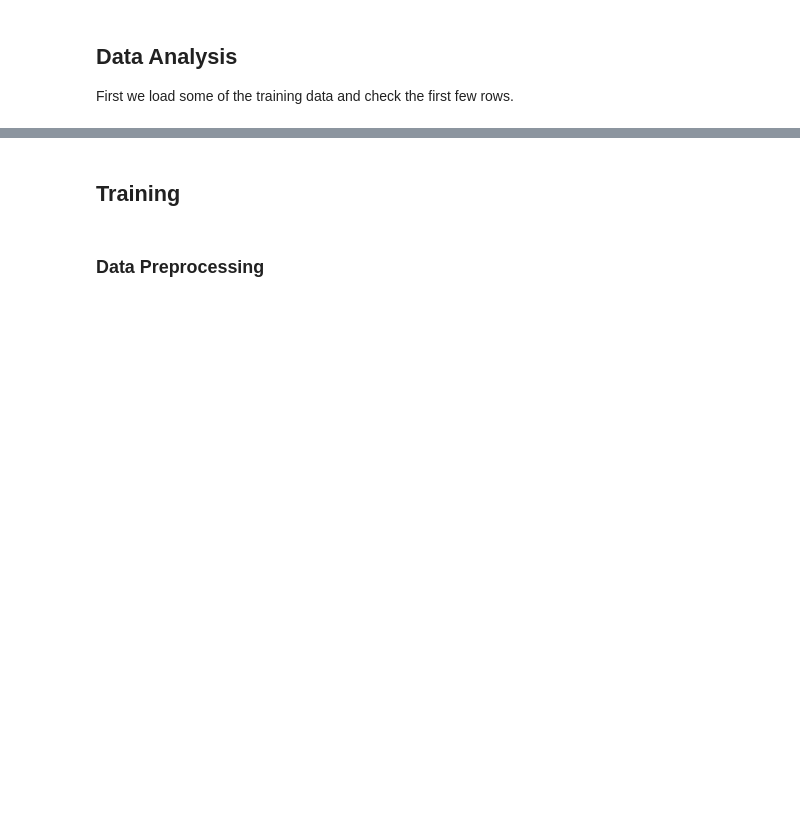
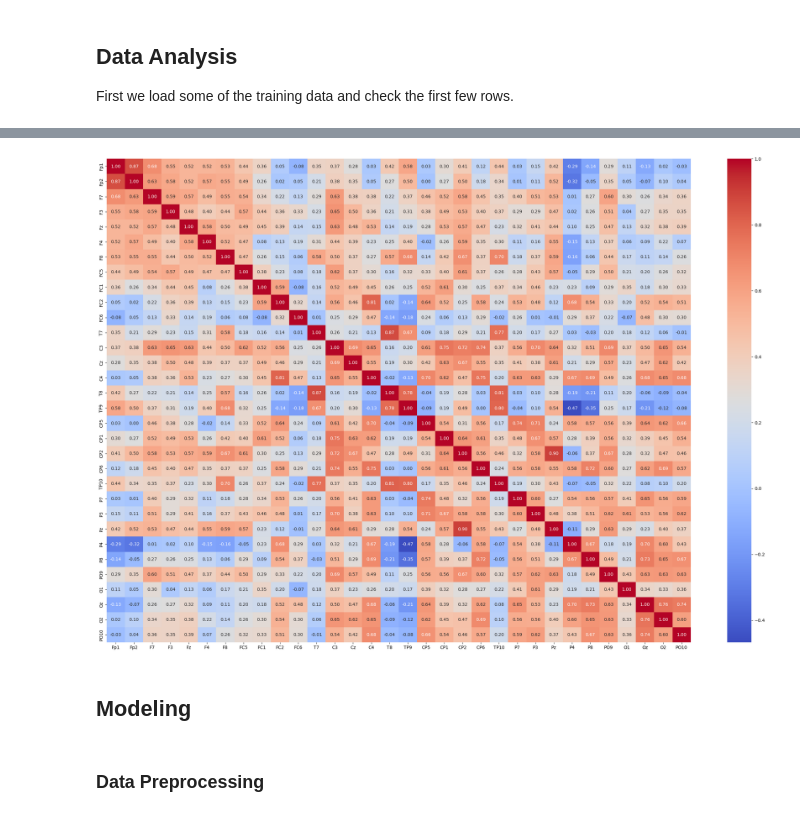
Before and after one commit to PhitoDev/BCI-EEG-Research, a Jupyter notebook: notebooks/kaggle-eeg-tree-ensembles.ipynb, the cells around one changed output, grey strips where cells are left out. Saved outputs shown, nothing was run; the diff lists cells and outputs as text; code cells hidden in the pictures; blank space fills up the shorter version.

```diff
--- a/notebooks/kaggle-eeg-tree-ensembles.ipynb
+++ b/notebooks/kaggle-eeg-tree-ensembles.ipynb
@@ -49,10 +101,19 @@ display(features.info(), features.describe(), features.head(), labels.info(), la
+# %%
+def load_series_data(subject, series):
+    features = pd.read_csv(f'{data_path}/subj{subject}_series{series}_data.csv')
+    labels = pd.read_csv(f'{data_path}/subj{subject}_series{series}_events.csv')
+    return features, labels
+
+features, labels = load_series_data(1, 1)
 # %%
-corr = features.corr()
+corr = features.drop(columns=['id']).corr()
 plt.figure(figsize=(30, 20))
 sns.heatmap(corr, annot=True, cmap='coolwarm', fmt=".2f")
 plt.show()
+# %% [output]
+[figure, added]
 # %% [markdown]
-## **Training**
+## **Modeling**
 # %% [markdown]
 ### **Data Preprocessing**
 # %%
```
Also changed, not shown: parts of 35 cells of this notebook.
